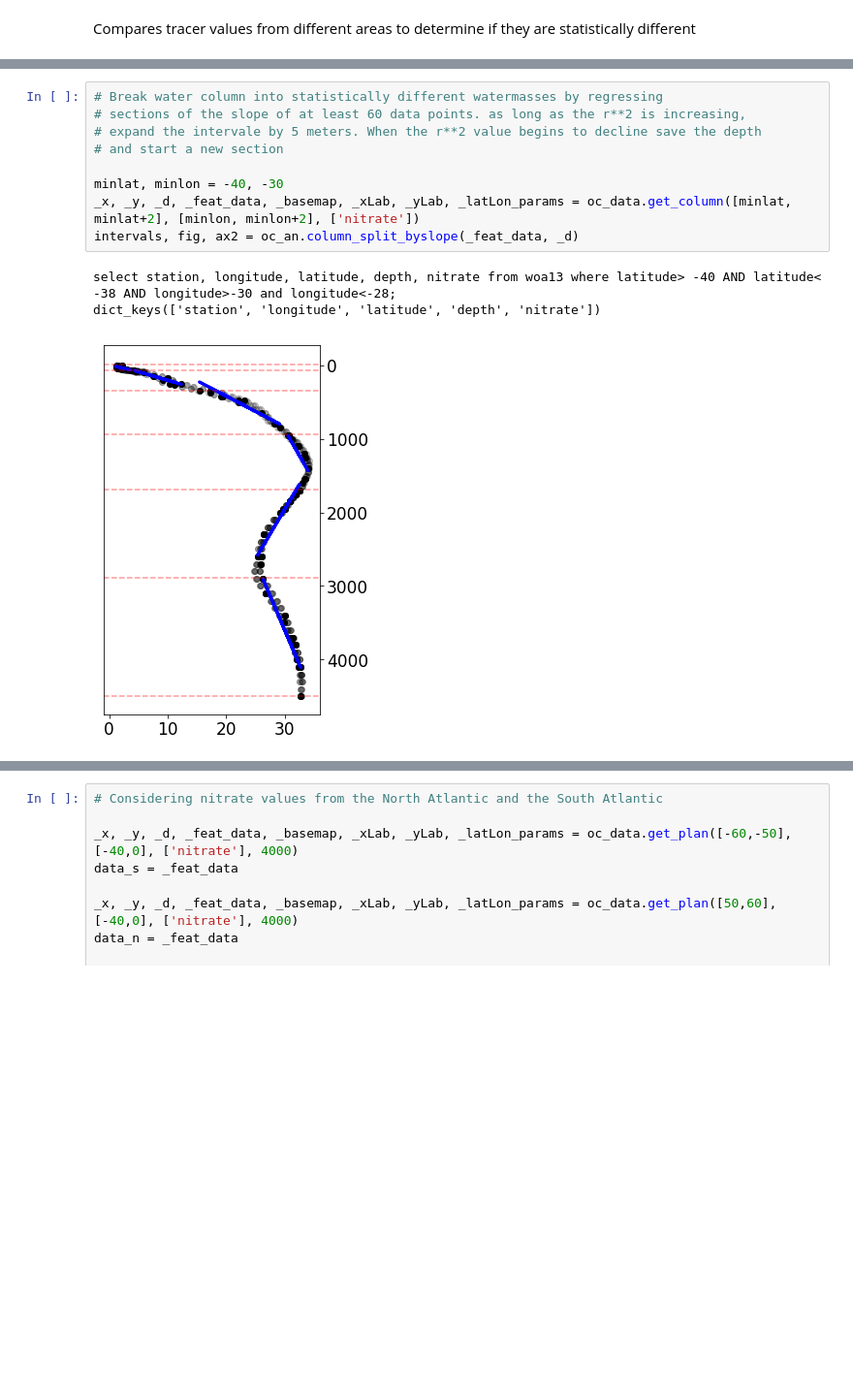
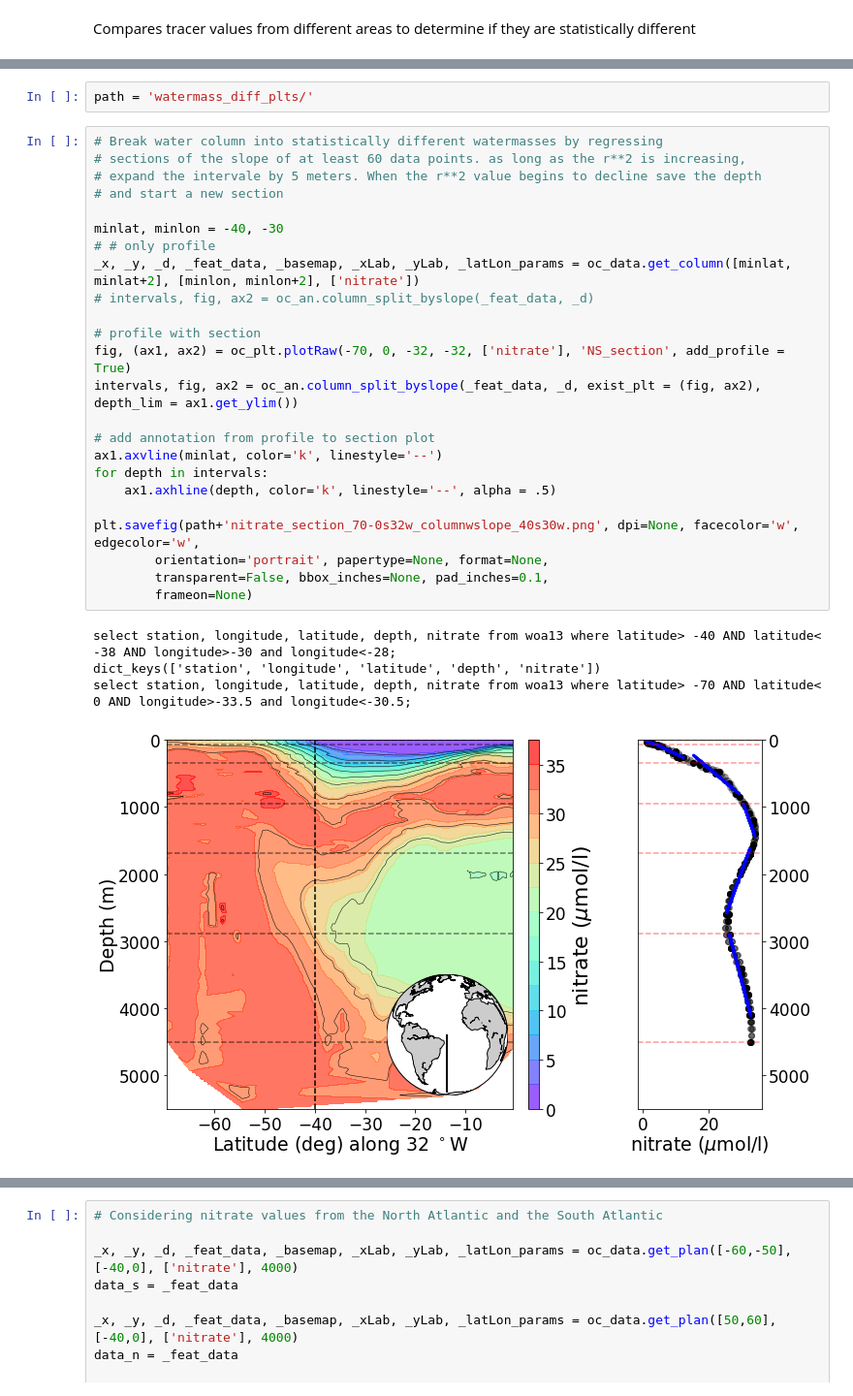
Before and after one commit to jordanplanders/Thinkful, a Jupyter notebook: Capstone Project/ocean_watermass_differentiation_columnlocation.ipynb, the cells around one changed output, grey strips where cells are left out. Shown at 97% size. Cells and saved outputs as stored; diff of their text form; blank space fills up the shorter version.

Commit message:
add section plots to watercolumn profile analysis

```diff
--- a/Capstone Project/ocean_watermass_differentiation_columnlocation.ipynb
+++ b/Capstone Project/ocean_watermass_differentiation_columnlocation.ipynb
@@ -13,19 +14,37 @@ from sklearn.metrics import mean_squared_error, r2_score
 from sklearn.model_selection import train_test_split
 
 from scipy import stats
+# %%
+path = 'watermass_diff_plts/'
 # %%
 # Break water column into statistically different watermasses by regressing
 # sections of the slope of at least 60 data points. as long as the r**2 is increasing,
 # expand the intervale by 5 meters. When the r**2 value begins to decline save the depth
 # and start a new section
 
 minlat, minlon = -40, -30
+# # only profile
 _x, _y, _d, _feat_data, _basemap, _xLab, _yLab, _latLon_params = oc_data.get_column([minlat, minlat+2], [minlon, minlon+2], ['nitrate'])
-intervals, fig, ax2 = oc_an.column_split_byslope(_feat_data, _d)
+# intervals, fig, ax2 = oc_an.column_split_byslope(_feat_data, _d)
+
+# profile with section
+fig, (ax1, ax2) = oc_plt.plotRaw(-70, 0, -32, -32, ['nitrate'], 'NS_section', add_profile = True)
+intervals, fig, ax2 = oc_an.column_split_byslope(_feat_data, _d, exist_plt = (fig, ax2), depth_lim = ax1.get_ylim())
+
+# add annotation from profile to section plot
+ax1.axvline(minlat, color='k', linestyle='--')
+for depth in intervals:
+    ax1.axhline(depth, color='k', linestyle='--', alpha = .5)
+
+plt.savefig(path+'nitrate_section_70-0s32w_columnwslope_40s30w.png', dpi=None, facecolor='w', edgecolor='w',
+        orientation='portrait', papertype=None, format=None,
+        transparent=False, bbox_inches=None, pad_inches=0.1,
+        frameon=None)
 # %% [output]
 select station, longitude, latitude, depth, nitrate from woa13 where latitude> -40 AND latitude< -38 AND longitude>-30 and longitude<-28;
 dict_keys(['station', 'longitude', 'latitude', 'depth', 'nitrate'])
+select station, longitude, latitude, depth, nitrate from woa13 where latitude> -70 AND latitude< 0 AND longitude>-33.5 and longitude<-30.5;
-[figure, old version]
+[figure, new version]
 # %%
 #Find depths of statistically different water masses by 1 tracer
 # Assumes miniumum sample size of 200 of both samples
```
Also changed, not shown: parts of 2 cells of this notebook.
